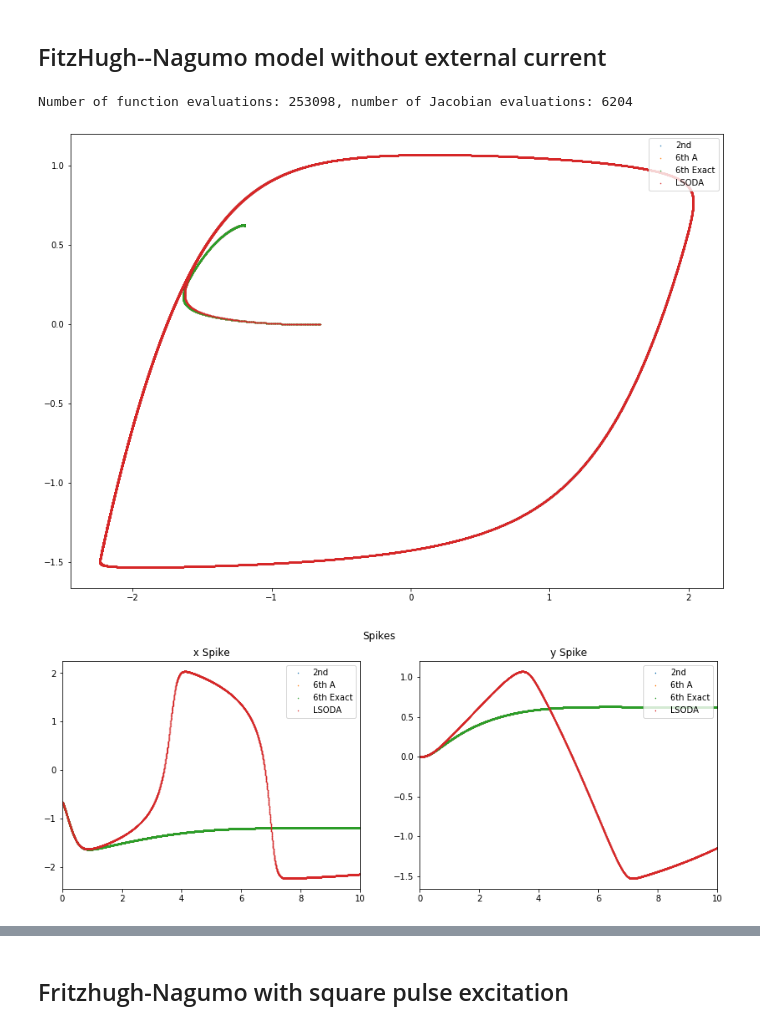
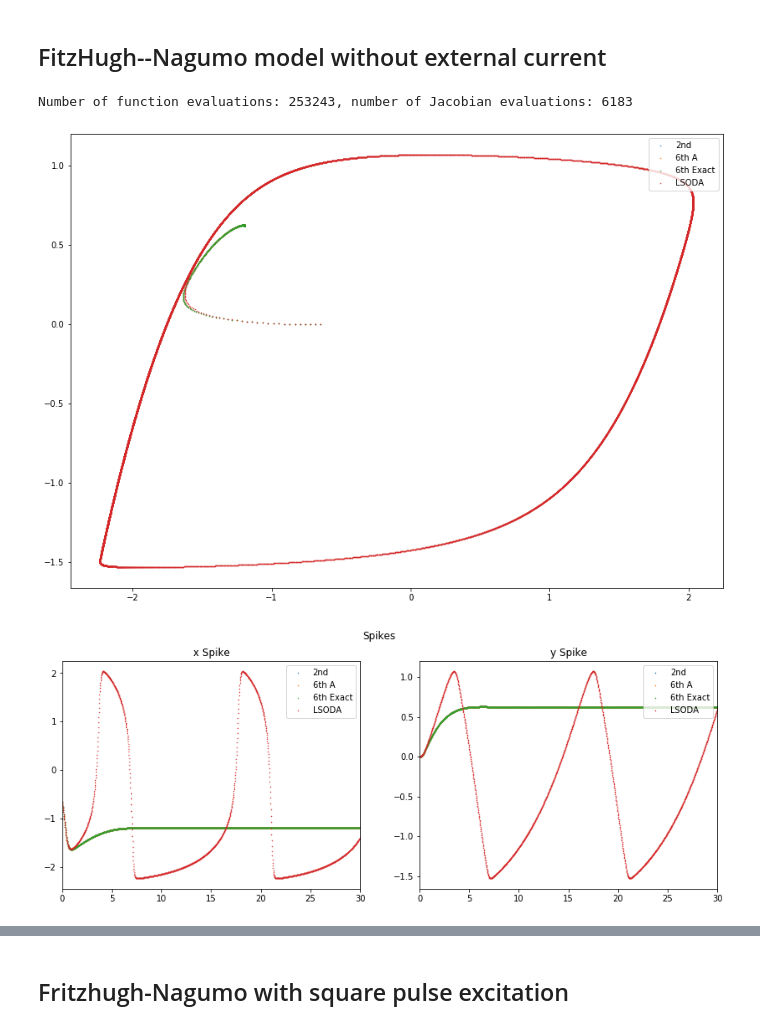
Before and after one commit to fzadra/VanDerPolContact, a Jupyter notebook: FitzHugh-Nagumo models.ipynb, the cells around one changed output, grey strips where cells are left out. Saved outputs shown, nothing was run; the diff lists cells and outputs as text; code cells hidden in the pictures.

```diff
--- a/FitzHugh-Nagumo models.ipynb
+++ b/FitzHugh-Nagumo models.ipynb
@@ -42,5 +42,5 @@ frinag=lm.FitzHughNagumo(a,b,c, forcing=lambda _: 0, dforcing=lambda _: 0)
 # %%
-tspan = np.arange(0, 500, 0.002)
+tspan = np.arange(0, 500, 0.02)
 
 sol, sols, _ = ic.integrate(li.step1, frinag, tspan, p0, q0, s0)
 solm, solms, _ = ic.integrate(step6, frinag, tspan, p0, q0, s0)
@@ -49,7 +49,7 @@ sol1, sol1s, _ = ic.integrate(step6e, frinag, tspan, p0, q0, s0)
 y_odeint, info = si.odeint(ivp_neu(), y_init, tspan, params, rtol=1e-13, atol=1e-15, full_output=True)
 print("Number of function evaluations: %d, number of Jacobian evaluations: %d" % (info['nfe'][-1], info['nje'][-1]))
 # %% [output]
-Number of function evaluations: 253098, number of Jacobian evaluations: 6204
+Number of function evaluations: 253243, number of Jacobian evaluations: 6183
 # %%
 plt.figure(figsize=(14,10))
 plt.plot(sol[:,1], frinag.qstoy(sol[:,1],sols), '.',markersize=1,label="2nd")
@@ -59,31 +59,31 @@ plt.plot(y_odeint[:, 0], y_odeint[:, 1], '.',markersize=1,label="LSODA")
 plt.legend(loc="upper right")
 plt.show()
 # %% [output]
-[figure, old version]
+[figure, new version]
 # %%
 plt.figure(figsize=(14,5))
 plt.suptitle("Spikes")
 plt.subplot(121)
 plt.gca().set_title("x Spike")
 plt.plot(tspan, sol[:,1], '.',markersize=1,label="2nd")
 plt.plot(tspan, solm[:,1],'.',markersize=1,label="6th A")
 plt.plot(tspan, sol1[:,1],'.',markersize=1,label="6th Exact")
 plt.plot(tspan, y_odeint[:, 0], '.',markersize=1,label="LSODA")
-plt.xlim((0,10))
+plt.xlim((0,30))
 plt.legend(loc="upper right")
 
 plt.subplot(122)
 plt.gca().set_title("y Spike")
 plt.plot(tspan, frinag.qstoy(sol[:,1],sols), '.',markersize=1,label="2nd")
 plt.plot(tspan, frinag.qstoy(solm[:,1],solms),'.',markersize=1,label="6th A")
 plt.plot(tspan, frinag.qstoy(sol1[:,1],sol1s),'.',markersize=1,label="6th Exact")
 plt.plot(tspan, y_odeint[:, 1], '.',markersize=1,label="LSODA")
-plt.xlim((0,10))
+plt.xlim((0,30))
 plt.legend(loc="upper right")
 
 plt.show()
 # %% [output]
-[figure, old version]
+[figure, new version]
 # %%
 plt.figure(figsize=(14,10))
 
```
Also changed, not shown: parts of 3 cells of this notebook.
